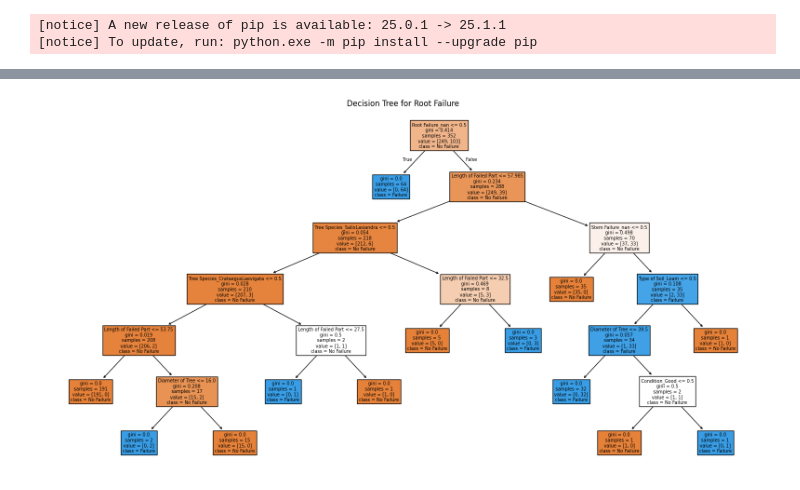
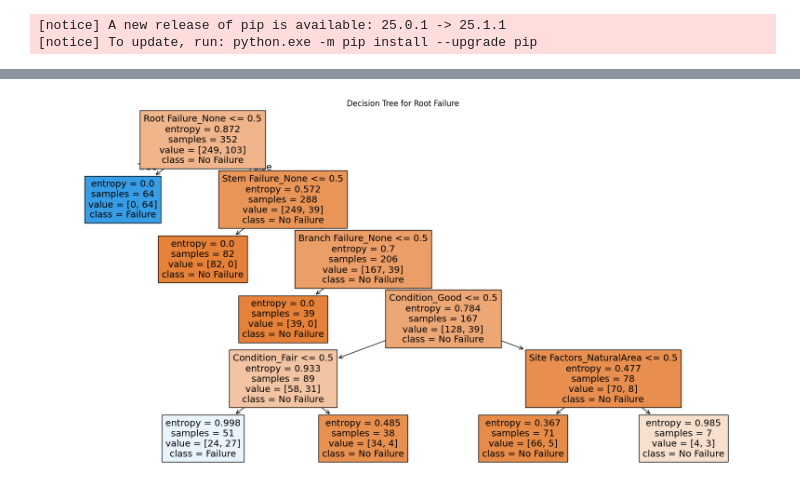
Before and after one commit to roshan-mahesh/Tree-Failure-Analysis, a Jupyter notebook: decision_tree/main.ipynb, the cells around one changed output, grey strips where cells are left out. Cells and saved outputs as stored; diff of their text form; code cells hidden in the pictures.

```diff
--- a/decision_tree/main.ipynb
+++ b/decision_tree/main.ipynb
@@ -96,10 +96,13 @@ import matplotlib.pyplot as plt
 
 X = df.drop(columns=["Failed Part_BranchFailure", "Failed Part_RootFailure", "Failed Part_StemFailure"])
 
-def train_decision_tree_model(X, y, max_depth=None):
+models = []
+
+def train_decision_tree_model(X, y, max_depth):
     X_train, X_test, y_train, y_test = train_test_split(X, y, test_size=0.3, random_state=42)
 
-    model = DecisionTreeClassifier(max_depth=max_depth, random_state=42)
+    model = DecisionTreeClassifier(max_depth=max_depth, random_state=43, criterion="entropy")
+    models.append(model)
     model.fit(X_train, y_train)
 
     y_pred = model.predict(X_test)
@@ -108,13 +111,13 @@ def train_decision_tree_model(X, y, max_depth=None):
     return accuracy, y_pred, y_test
 
 y_root = df['Failed Part_RootFailure']
-accuracy_root, y_pred_root, y_test_root = train_decision_tree_model(X, y_root)
+accuracy_root, y_pred_root, y_test_root = train_decision_tree_model(X, y_root, 5)
 
 y_stem = df['Failed Part_StemFailure']
-accuracy_stem, y_pred_stem, y_test_stem = train_decision_tree_model(X, y_stem)
+accuracy_stem, y_pred_stem, y_test_stem = train_decision_tree_model(X, y_stem, 5)
 
 y_branch = df['Failed Part_BranchFailure']
-accuracy_branch, y_pred_branch, y_test_branch = train_decision_tree_model(X, y_branch)
+accuracy_branch, y_pred_branch, y_test_branch = train_decision_tree_model(X, y_branch, 4)
 
 print(f"Root Failure Model Accuracy: {accuracy_root * 100:.2f}%")
 print(f"Stem Failure Model Accuracy: {accuracy_stem * 100:.2f}%")
@@ -142,16 +145,9 @@ Branch Failure Model Accuracy: 76.82%
 # %%
 from sklearn.tree import plot_tree
 
-# After training the model (e.g., model = DecisionTreeClassifier().fit(...))
-# You can reuse X_train and model from the training step
-
-model_root = DecisionTreeClassifier(random_state=42)
-X_train, X_test, y_train, y_test = train_test_split(X, y_root, test_size=0.3, random_state=42)
-model_root.fit(X_train, y_train)
-
 plt.figure(figsize=(20, 10))
-plot_tree(model_root, feature_names=X.columns, class_names=["No Failure", "Failure"], filled=True)
+plot_tree(models[0], feature_names=X.columns, class_names=["No Failure", "Failure"], filled=True)
 plt.title("Decision Tree for Root Failure")
 plt.show()
 # %% [output]
-[figure, old version]
+[figure, new version]
```
Also changed, not shown: parts of 1 cell of this notebook, 14 other files.
